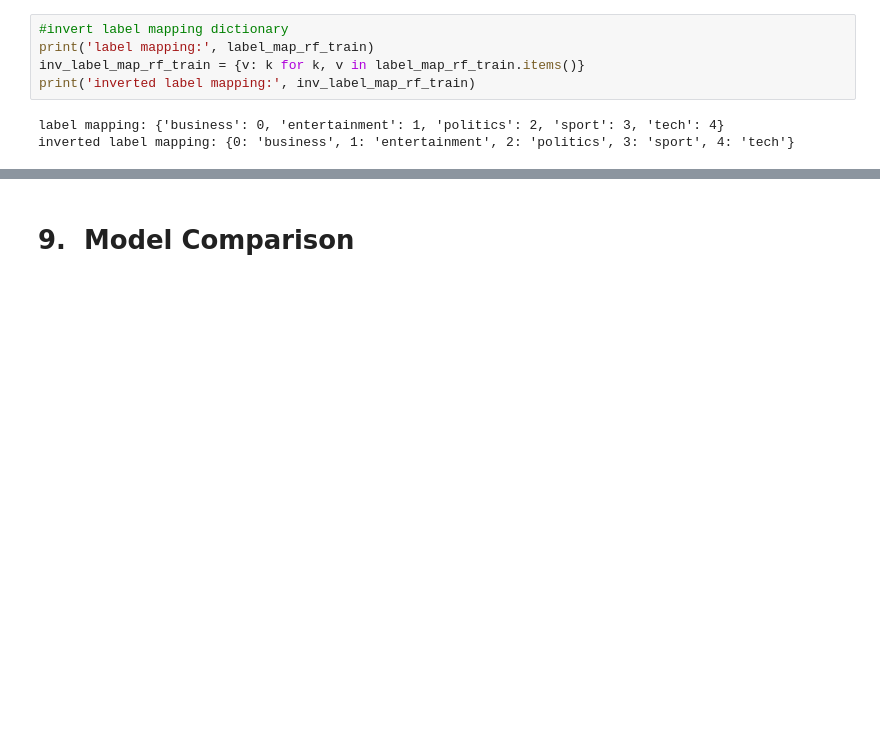
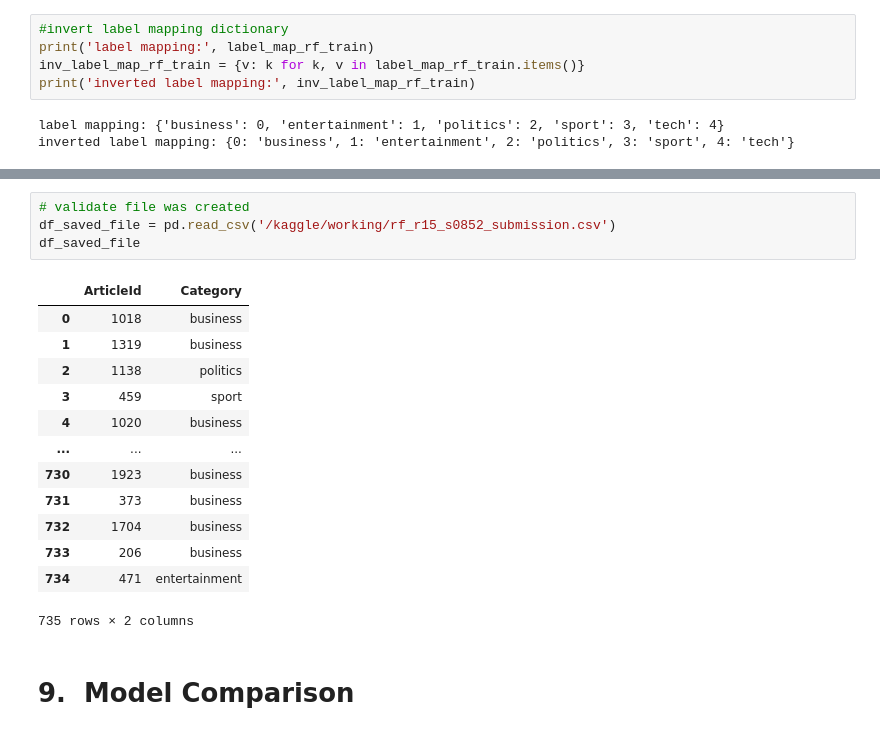
Before and after one commit to TOM-BOHN/MsDS-news-articles-categorization, a Jupyter notebook: news-articles-categorization.ipynb, the cells around one changed output, grey strips where cells are left out. Saved outputs shown, nothing was run; the diff lists cells and outputs as text; blank space fills up the shorter version.

```diff
--- a/news-articles-categorization.ipynb
+++ b/news-articles-categorization.ipynb
@@ -1136,3 +1257,21 @@ df_saved_file
+# %%
+# validate file was created
+df_saved_file = pd.read_csv('/kaggle/working/rf_r15_s0852_submission.csv')
+df_saved_file
+# %% [output]
+|  | ArticleId | Category |
+| 0 | 1018 | business |
+| 1 | 1319 | business |
+| 2 | 1138 | politics |
+| 3 | 459 | sport |
+| 4 | 1020 | business |
+| ... | ... | ... |
+| 730 | 1923 | business |
+| 731 | 373 | business |
+| 732 | 1704 | business |
+| 733 | 206 | business |
+| 734 | 471 | entertainment |
+735 rows × 2 columns
 # %% [markdown]
 # 9.&nbsp; Model Comparison
 # %% [markdown]
```
Also changed, not shown: parts of 9 cells of this notebook.
